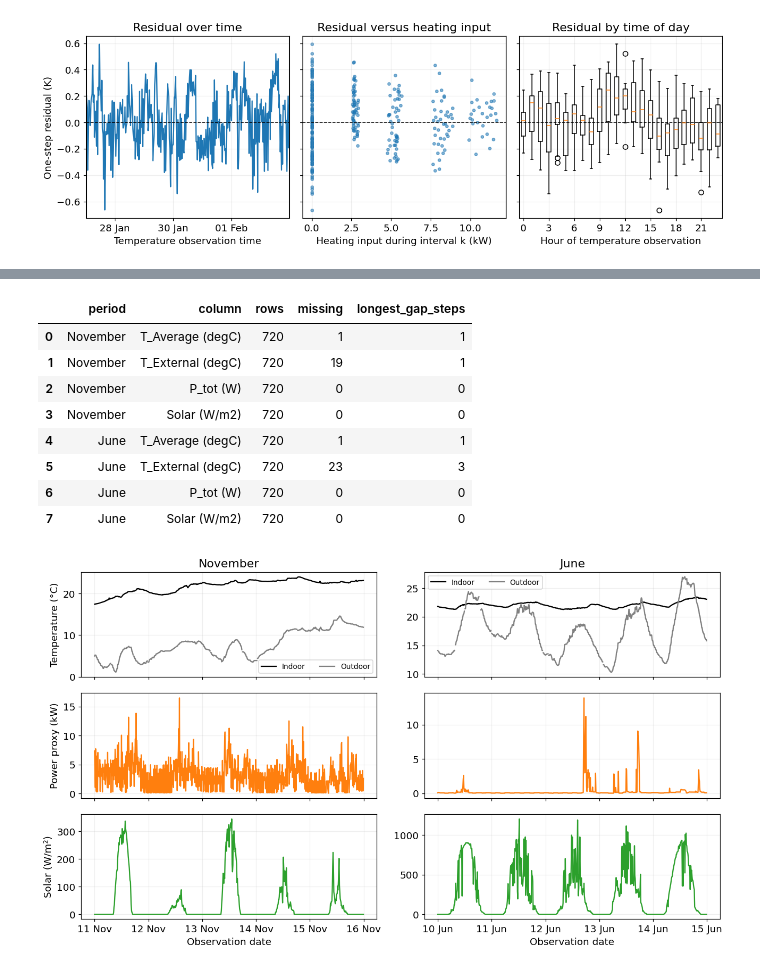
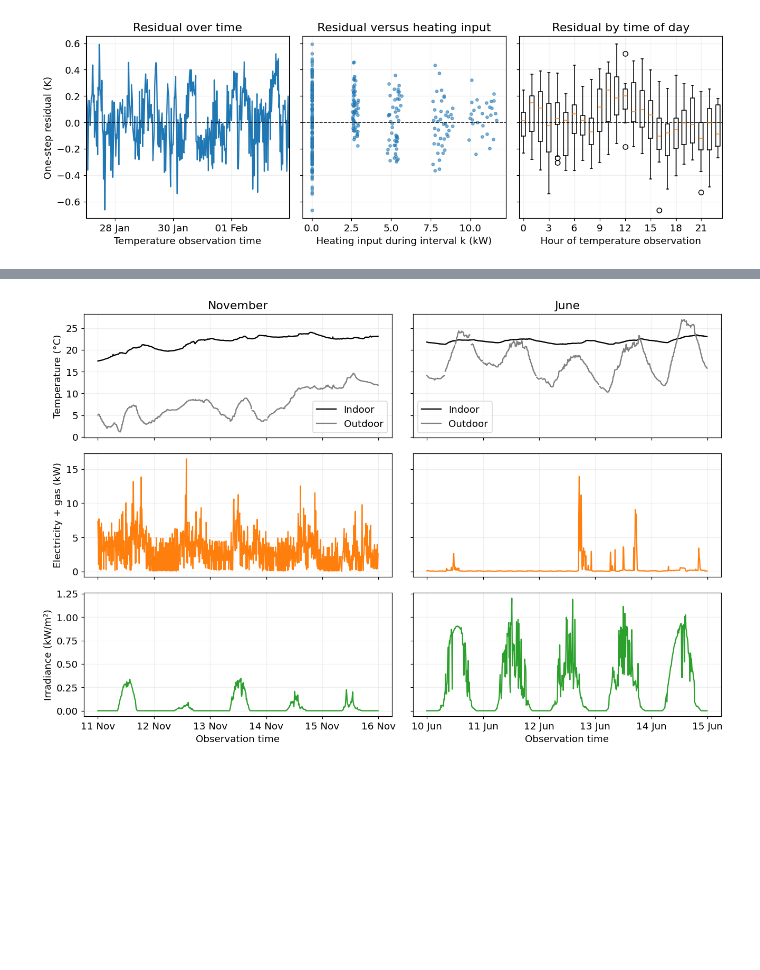
Before and after one commit to akylasstrat/BENV0169_26-27, a Jupyter notebook: tutorial_6_2_rc_model_identification_solution.ipynb, the cells around one changed output, grey strips where cells are left out. Saved outputs shown, nothing was run; the diff lists cells and outputs as text; code cells hidden in the pictures; blank space fills up the shorter version.

Commit message:
Revise Tutorial 6.2 seasonal RC identification experiment

```diff
--- a/tutorial_6_2_rc_model_identification_solution.ipynb
+++ b/tutorial_6_2_rc_model_identification_solution.ipynb
@@ -582,58 +483,26 @@ evaluation; it does not by itself establish changing physical fabric.
 # %%
-HOUSE_COLUMNS=["T_Average (degC)","T_External (degC)","P_tot (W)","Solar (W/m2)"]
-house_raw={}
-house_original_masks={}
-house_audit_rows=[]
-for name,filename in [("November","10mins_solpap_2016.csv"),("June","10mins_solpap_2017.csv")]:
-    raw=pd.read_csv(ROOT/"data/tutorial_6_2"/filename,index_col=0)
-    raw.index=pd.to_datetime(raw.index,format="%d/%m/%Y %H:%M")
-    if raw.index.has_duplicates or not raw.index.equals(pd.date_range(raw.index[0],periods=len(raw),freq="10min")):
-        raise ValueError("Inspect irregular or duplicate measured-house timestamps before continuing.")
-    house_raw[name]=raw.copy(deep=True)
-    mask=pd.DataFrame(np.isfinite(raw[HOUSE_COLUMNS]),index=raw.index,columns=HOUSE_COLUMNS)
-    house_original_masks[name]=mask
-    export_table(mask.rename_axis("observation_time"),f"house_{name.lower()}_original_masks.csv",index=True)
-    for column in HOUSE_COLUMNS:
-        missing=~mask[column]
-        groups=missing.ne(missing.shift()).cumsum()
-        lengths=missing.loc[missing].groupby(groups[missing]).size()
-        house_audit_rows.append({"period":name,"column":column,"rows":len(raw),"missing":int(missing.sum()),
-                                "longest_gap_steps":int(lengths.max()) if len(lengths) else 0})
-house_audit=pd.DataFrame(house_audit_rows)
-display(house_audit);export_table(house_audit,"house_data_audit.csv")
-fig,axes=plt.subplots(3,2,figsize=(12,7),sharex="col")
-for col,(name,raw) in enumerate(house_raw.items()):
-    axes[0,col].plot(raw.index,raw[HOUSE_COLUMNS[0]],color="black",label="Indoor")
-    axes[0,col].plot(raw.index,raw[HOUSE_COLUMNS[1]],color="0.5",label="Outdoor")
-    axes[0,col].set_title(name);axes[0,col].legend(fontsize=9,ncol=2)
-    axes[1,col].plot(raw.index,raw[HOUSE_COLUMNS[2]]/1000,color="tab:orange")
-    axes[2,col].plot(raw.index,raw[HOUSE_COLUMNS[3]],color="tab:green");time_axis(axes[2,col])
-    for ax in axes[:,col]:ax.tick_params(axis="x",labelbottom=False)
-    axes[2,col].tick_params(axis="x",labelbottom=True)
-    axes[2,col].xaxis.set_major_locator(mdates.DayLocator())
-    axes[2,col].xaxis.set_major_formatter(mdates.DateFormatter("%d %b"))
-    axes[2,col].set_xlabel("Observation date")
-axes[0,0].set_ylabel("Temperature (°C)");axes[1,0].set_ylabel("Power proxy (kW)");axes[2,0].set_ylabel("Solar (W/m²)")
-fig.tight_layout()
-if EXPORT_ARTEFACTS and (EXTRA_EXPORT_NAMES is None or "extra_house_raw_signals" in EXTRA_EXPORT_NAMES):
-    FIGURE_DIR.mkdir(parents=True,exist_ok=True)
-    for ext in ["png","svg"]:fig.savefig(FIGURE_DIR/f"extra_house_raw_signals.{ext}",dpi=220,bbox_inches="tight")
-if EXPORT_ARTEFACTS:
-    house_source_files=["data/tutorial_6_2/10mins_solpap_2016.csv","data/tutorial_6_2/10mins_solpap_2017.csv"]
-    pd.DataFrame([{"slide":27,"png":"figures/week6_day2/extra_house_raw_signals.png",
-        "svg":"figures/week6_day2/extra_house_raw_signals.svg",
-        "source_files":";".join(house_source_files),
-        "source_sha256":";".join(hashlib.sha256((ROOT/p).read_bytes()).hexdigest() for p in house_source_files),
-        "caption":"Original November and June measurements: indoor/outdoor temperature, electricity-plus-gas power proxy and solar irradiance; missing observations retained."}]).to_csv(ROOT/"teaching/week6_day2_supplemental_placements.csv",index=False)
-plt.show();plt.close(fig)
+house_raw = {}
+for month, filename in [("November", "10mins_solpap_2016.csv"),
+                        ("June", "10mins_solpap_2017.csv")]:
+    raw = pd.read_csv(ROOT / "data/tutorial_6_2" / filename, index_col=0)
+    raw.index = pd.to_datetime(raw.index, format="%d/%m/%Y %H:%M")
+    house_raw[month] = raw
+
+fig, axes = plt.subplots(3, 2, figsize=(12, 8), sharex="col", sharey="row")
+for col, (month, raw) in enumerate(house_raw.items()):
+    axes[0, col].plot(raw.index, raw["T_Average (degC)"], label="Indoor", color="black")
+    axes[0, col].plot(raw.index, raw["T_External (degC)"], label="Outdoor", color="0.5")
+    axes[0, col].set_title(month)
+    axes[0, col].legend()
+    axes[1, col].plot(raw.index, raw["P_tot (W)"] / 1000, color="tab:orange")
+    axes[2, col].plot(raw.index, raw["Solar (W/m2)"] / 1000, color="tab:green")
+    axes[2, col].set_xlabel("Observation time")
+    time_axis(axes[2, col])
+axes[0, 0].set_ylabel("Temperature (°C)")
+axes[1, 0].set_ylabel("Electricity + gas (kW)")
+axes[2, 0].set_ylabel("Irradiance (kW/m²)")
+save_figure(fig, "F62-12", ["data/tutorial_6_2/10mins_solpap_2016.csv",
+    "data/tutorial_6_2/10mins_solpap_2017.csv"], "November 2016; June 2017",
+    "°C;kW;kW/m²", "Raw measurements; gaps retained")
 # %% [output]
-|  | period | column | rows | missing | longest_gap_steps |
-| 0 | November | T_Average (degC) | 720 | 1 | 1 |
-| 1 | November | T_External (degC) | 720 | 19 | 1 |
-| 2 | November | P_tot (W) | 720 | 0 | 0 |
-| 3 | November | Solar (W/m2) | 720 | 0 | 0 |
-| 4 | June | T_Average (degC) | 720 | 1 | 1 |
-| 5 | June | T_External (degC) | 720 | 23 | 3 |
-| 6 | June | P_tot (W) | 720 | 0 | 0 |
-| 7 | June | Solar (W/m2) | 720 | 0 | 0 |
-[figure, old version]
+[figure, new version]
```
Also changed, not shown: parts of 47 cells of this notebook, 6 other files.
